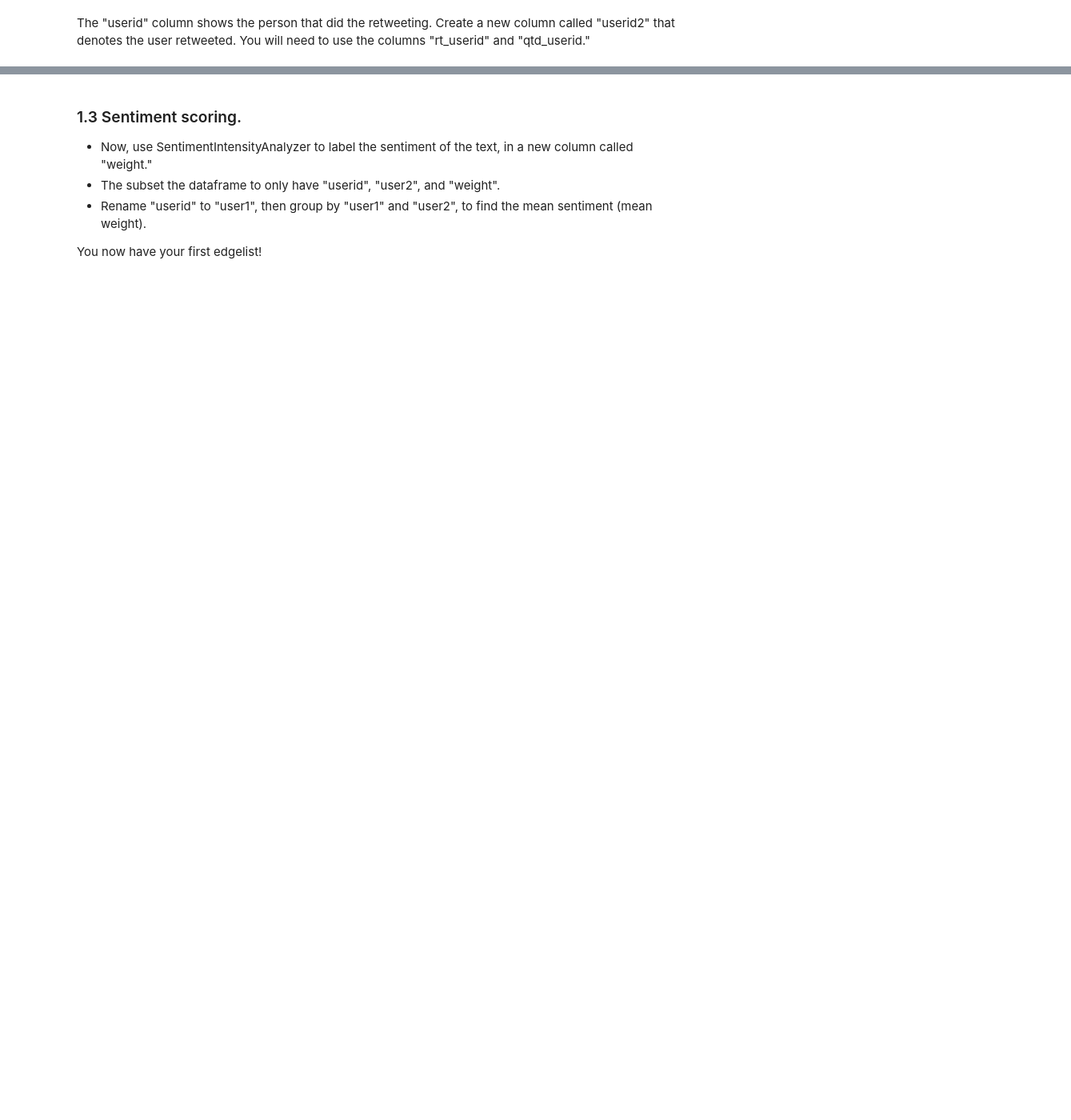
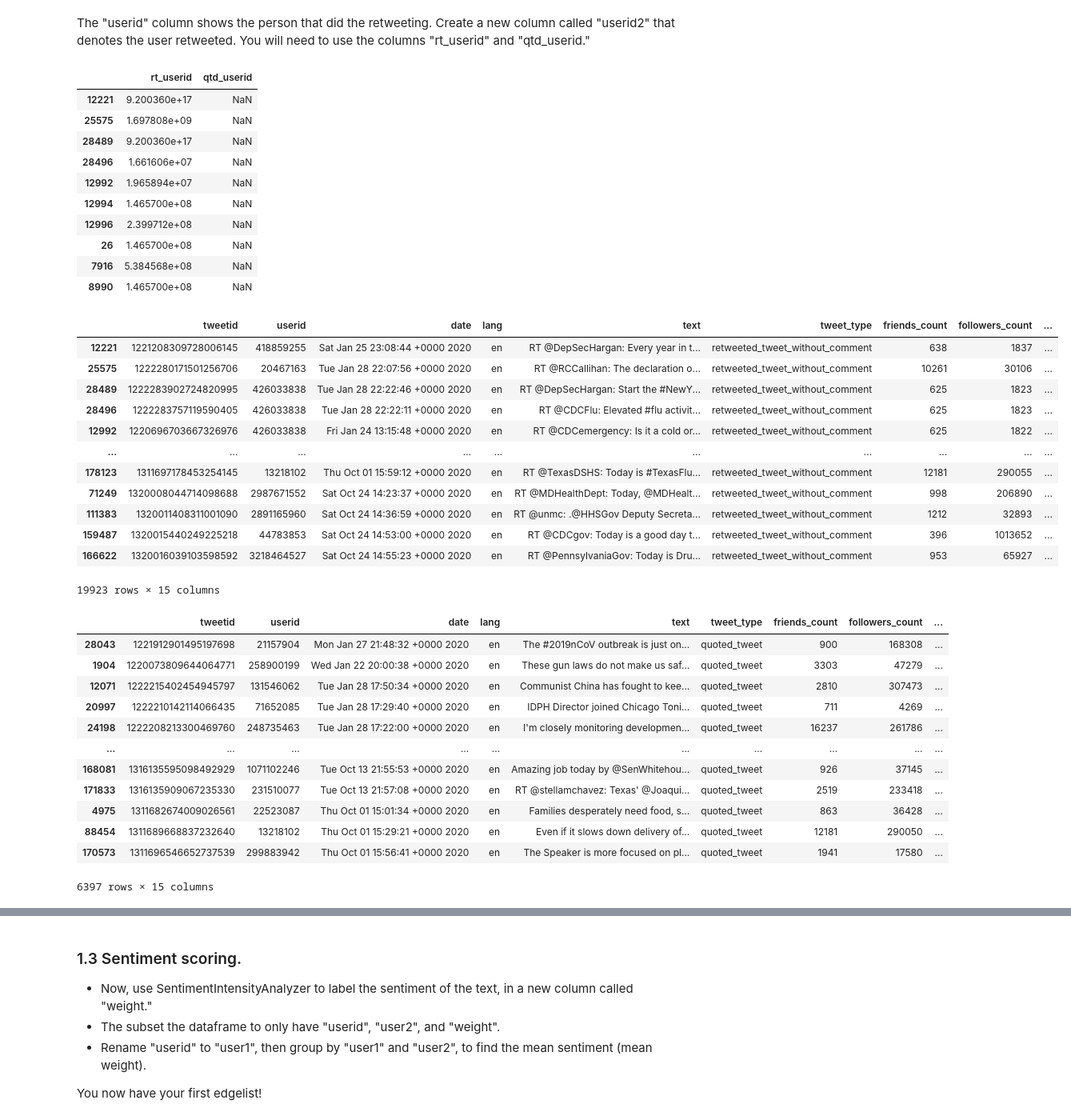
Before and after one commit to ellascarola/QSS20_S25, a Jupyter notebook: activities/07_social_network_analysis-Copy1.ipynb, the cells around one changed output, grey strips where cells are left out. Shown at 80% size. Drawn from its saved outputs; the diff is of its cells as text; code cells hidden in the pictures; blank space fills up the shorter version.

Commit message:
activities

```diff
--- a/activities/07_social_network_analysis-Copy1.ipynb
+++ b/activities/07_social_network_analysis-Copy1.ipynb
@@ -87,3 +85,8 @@ FileNotFoundError: [Errno 2] No such file or directory: '../public_data/Raw_Twee
 - Then, filter out all tweets that are not "retweeted_tweet_without_comment" and "quoted_tweet."
 # %%
 # your code here
+df.tweet_type.value_counts() #original, retweeted_tweet_without_comment, reply, quoted_tweet
+
+df_filt = df[(df.tweet_type == "retweeted_tweet_without_comment") | (df.tweet_type == "quoted_tweet")]
+df_filt.head()
+df_filt.shape
@@ -94,3 +114,46 @@ df[(df.tweet_type == "retweeted_tweet_without_comment") & (df.tweet_type == "quo
 ### 1.2 Create an edgelist
 # %% [markdown]
 The "userid" column shows the person that did the retweeting. Create a new column called "userid2" that denotes the user retweeted. You will need to use the columns "rt_userid" and "qtd_userid."
+# %%
+## checking first
+df_filt[["rt_userid", "qtd_userid"]].head(10)
+df_filt[df_filt["rt_userid"].notna()]
+df_filt[df_filt["qtd_userid"].notna()]
+# %% [output]
+|  | rt_userid | qtd_userid |
+| 12221 | 9.200360e+17 | NaN |
+| 25575 | 1.697808e+09 | NaN |
+| 28489 | 9.200360e+17 | NaN |
+| 28496 | 1.661606e+07 | NaN |
+| 12992 | 1.965894e+07 | NaN |
+| 12994 | 1.465700e+08 | NaN |
+| 12996 | 2.399712e+08 | NaN |
+| 26 | 1.465700e+08 | NaN |
+| 7916 | 5.384568e+08 | NaN |
+| 8990 | 1.465700e+08 | NaN |
+|  | tweetid | userid | date | lang | text | tweet_type | friends_count | followers_count | ... |
+| 12221 | 1221208309728006145 | 418859255 | Sat Jan 25 23:08:44 +0000 2020 | en | RT @DepSecHargan: Every year in t... | retweeted_tweet_without_comment | 638 | 1837 | ... |
+| 25575 | 1222280171501256706 | 20467163 | Tue Jan 28 22:07:56 +0000 2020 | en | RT @RCCallihan: The declaration o... | retweeted_tweet_without_comment | 10261 | 30106 | ... |
+| 28489 | 1222283902724820995 | 426033838 | Tue Jan 28 22:22:46 +0000 2020 | en | RT @DepSecHargan: Start the #NewY... | retweeted_tweet_without_comment | 625 | 1823 | ... |
+| 28496 | 1222283757119590405 | 426033838 | Tue Jan 28 22:22:11 +0000 2020 | en | RT @CDCFlu: Elevated #flu activit... | retweeted_tweet_without_comment | 625 | 1823 | ... |
+| 12992 | 1220696703667326976 | 426033838 | Fri Jan 24 13:15:48 +0000 2020 | en | RT @CDCemergency: Is it a cold or... | retweeted_tweet_without_comment | 625 | 1822 | ... |
+| ... | ... | ... | ... | ... | ... | ... | ... | ... | ... |
+| 178123 | 1311697178453254145 | 13218102 | Thu Oct 01 15:59:12 +0000 2020 | en | RT @TexasDSHS: Today is #TexasFlu... | retweeted_tweet_without_comment | 12181 | 290055 | ... |
+| 71249 | 1320008044714098688 | 2987671552 | Sat Oct 24 14:23:37 +0000 2020 | en | RT @MDHealthDept: Today, @MDHealt... | retweeted_tweet_without_comment | 998 | 206890 | ... |
+| 111383 | 1320011408311001090 | 2891165960 | Sat Oct 24 14:36:59 +0000 2020 | en | RT @unmc: .@HHSGov Deputy Secreta... | retweeted_tweet_without_comment | 1212 | 32893 | ... |
+| 159487 | 1320015440249225218 | 44783853 | Sat Oct 24 14:53:00 +0000 2020 | en | RT @CDCgov: Today is a good day t... | retweeted_tweet_without_comment | 396 | 1013652 | ... |
+| 166622 | 1320016039103598592 | 3218464527 | Sat Oct 24 14:55:23 +0000 2020 | en | RT @PennsylvaniaGov: Today is Dru... | retweeted_tweet_without_comment | 953 | 65927 | ... |
+19923 rows × 15 columns
+|  | tweetid | userid | date | lang | text | tweet_type | friends_count | followers_count | ... |
+| 28043 | 1221912901495197698 | 21157904 | Mon Jan 27 21:48:32 +0000 2020 | en | The #2019nCoV outbreak is just on... | quoted_tweet | 900 | 168308 | ... |
+| 1904 | 1220073809644064771 | 258900199 | Wed Jan 22 20:00:38 +0000 2020 | en | These gun laws do not make us saf... | quoted_tweet | 3303 | 47279 | ... |
+| 12071 | 1222215402454945797 | 131546062 | Tue Jan 28 17:50:34 +0000 2020 | en | Communist China has fought to kee... | quoted_tweet | 2810 | 307473 | ... |
+| 20997 | 1222210142114066435 | 71652085 | Tue Jan 28 17:29:40 +0000 2020 | en | IDPH Director joined Chicago Toni... | quoted_tweet | 711 | 4269 | ... |
+| 24198 | 1222208213300469760 | 248735463 | Tue Jan 28 17:22:00 +0000 2020 | en | I'm closely monitoring developmen... | quoted_tweet | 16237 | 261786 | ... |
+| ... | ... | ... | ... | ... | ... | ... | ... | ... | ... |
+| 168081 | 1316135595098492929 | 1071102246 | Tue Oct 13 21:55:53 +0000 2020 | en | Amazing job today by @SenWhitehou... | quoted_tweet | 926 | 37145 | ... |
+| 171833 | 1316135909067235330 | 231510077 | Tue Oct 13 21:57:08 +0000 2020 | en | RT @stellamchavez: Texas' @Joaqui... | quoted_tweet | 2519 | 233418 | ... |
+| 4975 | 1311682674009026561 | 22523087 | Thu Oct 01 15:01:34 +0000 2020 | en | Families desperately need food, s... | quoted_tweet | 863 | 36428 | ... |
+| 88454 | 1311689668837232640 | 13218102 | Thu Oct 01 15:29:21 +0000 2020 | en | Even if it slows down delivery of... | quoted_tweet | 12181 | 290050 | ... |
+| 170573 | 1311696546652737539 | 299883942 | Thu Oct 01 15:56:41 +0000 2020 | en | The Speaker is more focused on pl... | quoted_tweet | 1941 | 17580 | ... |
+6397 rows × 15 columns
```
Also changed, not shown: parts of 19 cells of this notebook.
